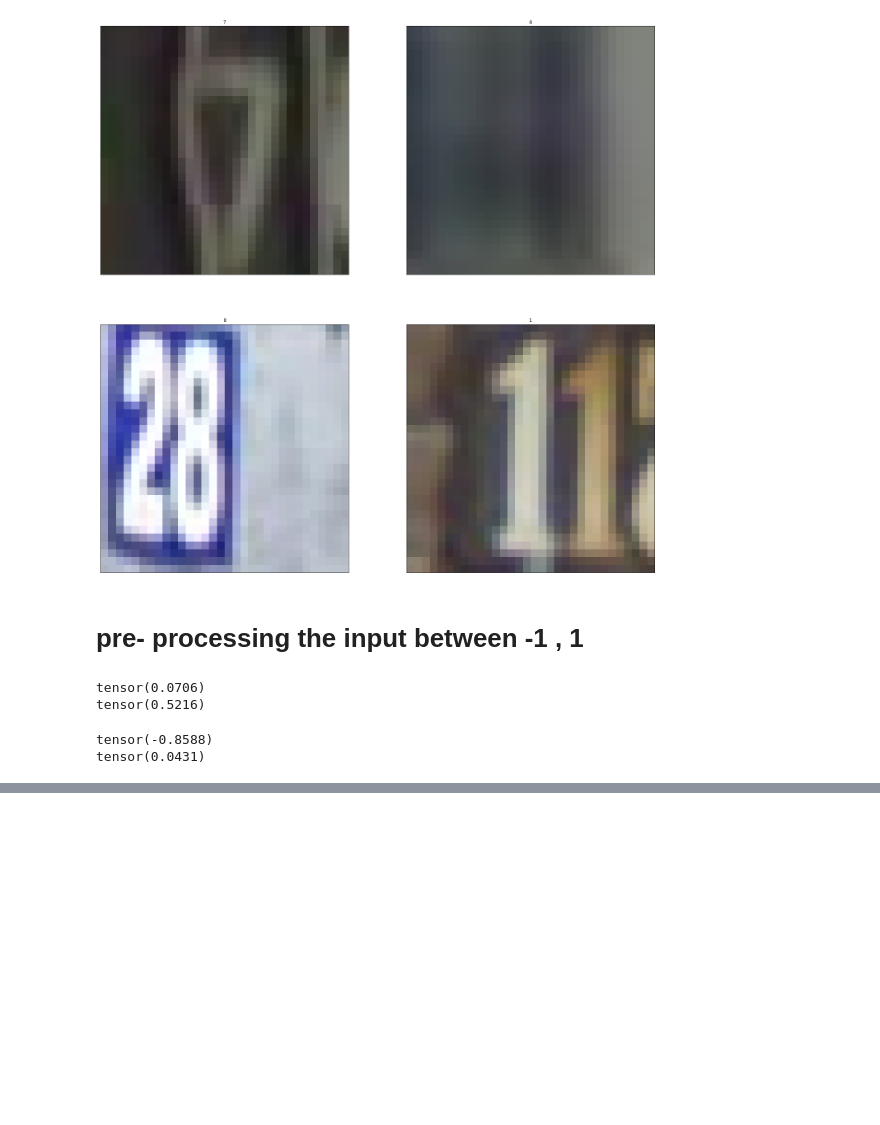
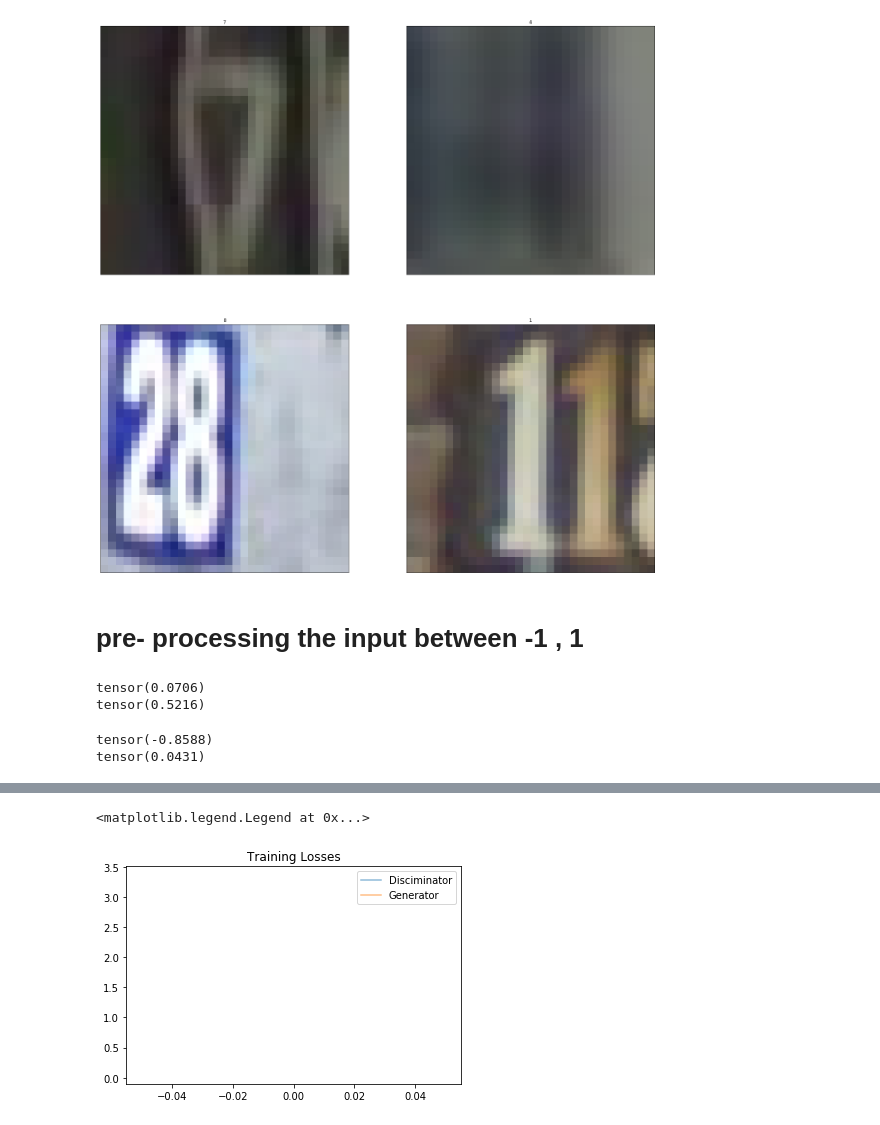
Before and after one commit to abhishekdiphu/DeepLearningFoundations, a Jupyter notebook: dcgan-svhn/practice-dcgan.ipynb, the cells around one changed output, grey strips where cells are left out. Saved outputs shown, nothing was run; the diff lists cells and outputs as text; code cells hidden in the pictures; blank space fills up the shorter version.

```diff
--- a/dcgan-svhn/practice-dcgan.ipynb
+++ b/dcgan-svhn/practice-dcgan.ipynb
@@ -65,7 +65,7 @@ print(img.max())
 tensor(0.0706)
 tensor(0.5216)
 # %%
-def scaler(image , feature_range=(-1 ,1)):
+def scale(image , feature_range=(-1 ,1)):
     min, max = feature_range
     image = image * (max - min) + min
     return image
@@ -84,9 +84,3 @@ tensor(0.0431)
 ## Discriminator
 
 <img src='assets/conv_discriminator.png' width=80%/>
-# %%
-import torch.nn as nn
-import torch.nn.functional as F
-
-
-def conv(in_channels , out_channels , kernel_size
@@ -92,0 +187,12 @@ def conv(in_channels , out_channels , kernel_size
+# %%
+# define hyperparams
+conv_dim = 32
+z_size = 100
+
+# define discriminator and generator
+disc = Discriminator(conv_dim)
+gene = Generator(z_size=z_size, conv_dim=conv_dim)
+
+print(disc)
+print("--------------------------------------------------------------")
+print(gene)
@@ -92,0 +257,16 @@ def conv(in_channels , out_channels , kernel_size
+# %%
+import torch.optim as optim
+
+# params
+
+lr = 0.0002
+beta1 = 0.5
+beta2 = 0.999
+
+
+d_optimizer = optim.Adam(disc.parameters() ,
+                         lr ,
+                         [beta1,beta2])
+g_optimizer = optim.Adam(gene.parameters() ,
+                         lr ,
+                         [beta1,beta2])
@@ -92,0 +399,12 @@ def conv(in_channels , out_channels , kernel_size
+# %%
+fig , ax = plt.subplots()
+
+losses = np.array(losses)
+
+plt.plot(losses.T[0] , label = 'Disciminator' , alpha=0.5)
+plt.plot(losses.T[1] , label = 'Generator'    , alpha=0.5)
+plt.title("Training Losses")
+plt.legend()
+# %% [output]
+<matplotlib.legend.Legend at 0x...>
+[figure, added]
```
Also changed, not shown: parts of 11 cells of this notebook, 1 other file.
